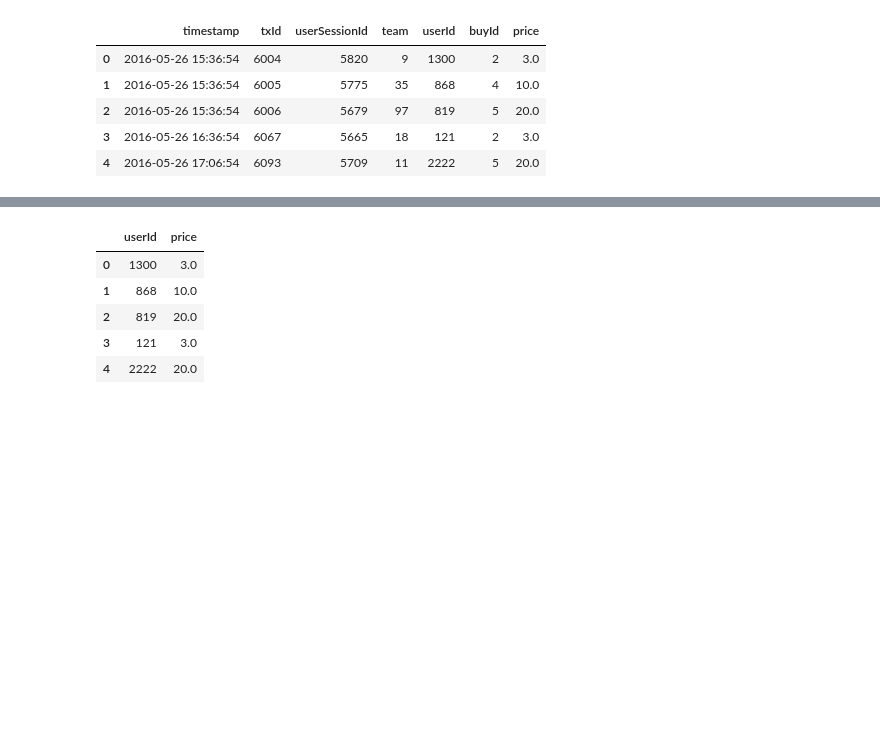
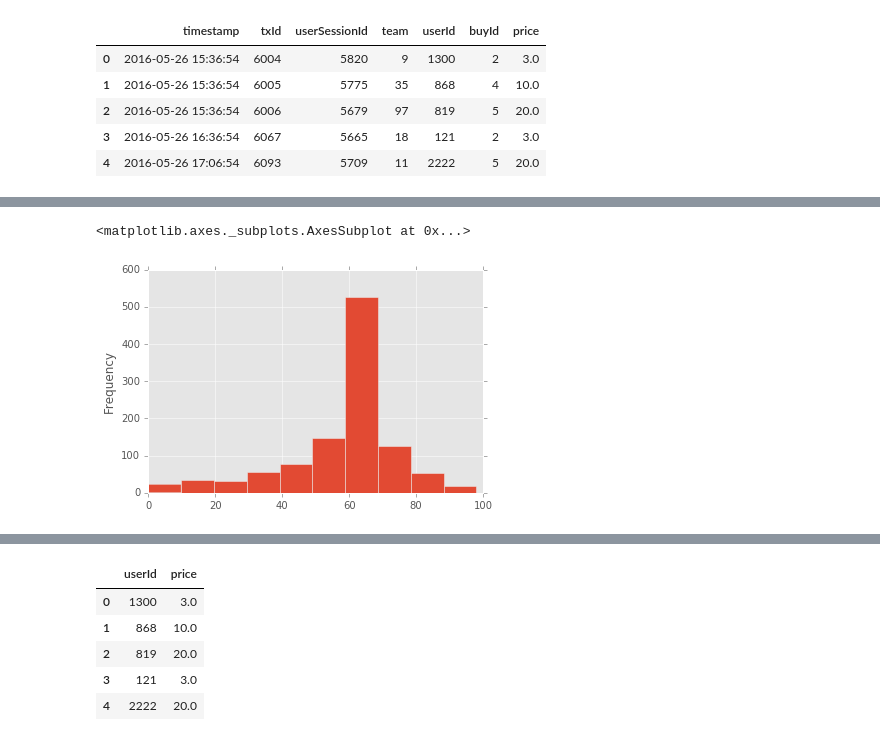
Before and after one commit to kiichi/CourseraBigData, a Jupyter notebook: jupyter/week3_pre.ipynb, the cells around one changed output, grey strips where cells are left out. Drawn from its saved outputs; the diff is of its cells as text; code cells hidden in the pictures; blank space fills up the shorter version.

```diff
--- a/jupyter/week3_pre.ipynb
+++ b/jupyter/week3_pre.ipynb
@@ -29,0 +70,5 @@ buyclicksDF.head(5)
+# %%
+sessCombined.groupby("userId")['duration'].mean().plot.hist(bins=10)
+# %% [output]
+<matplotlib.axes._subplots.AxesSubplot at 0x...>
+[figure, added]
```
Also changed, not shown: parts of 17 cells of this notebook, 3 other files.
